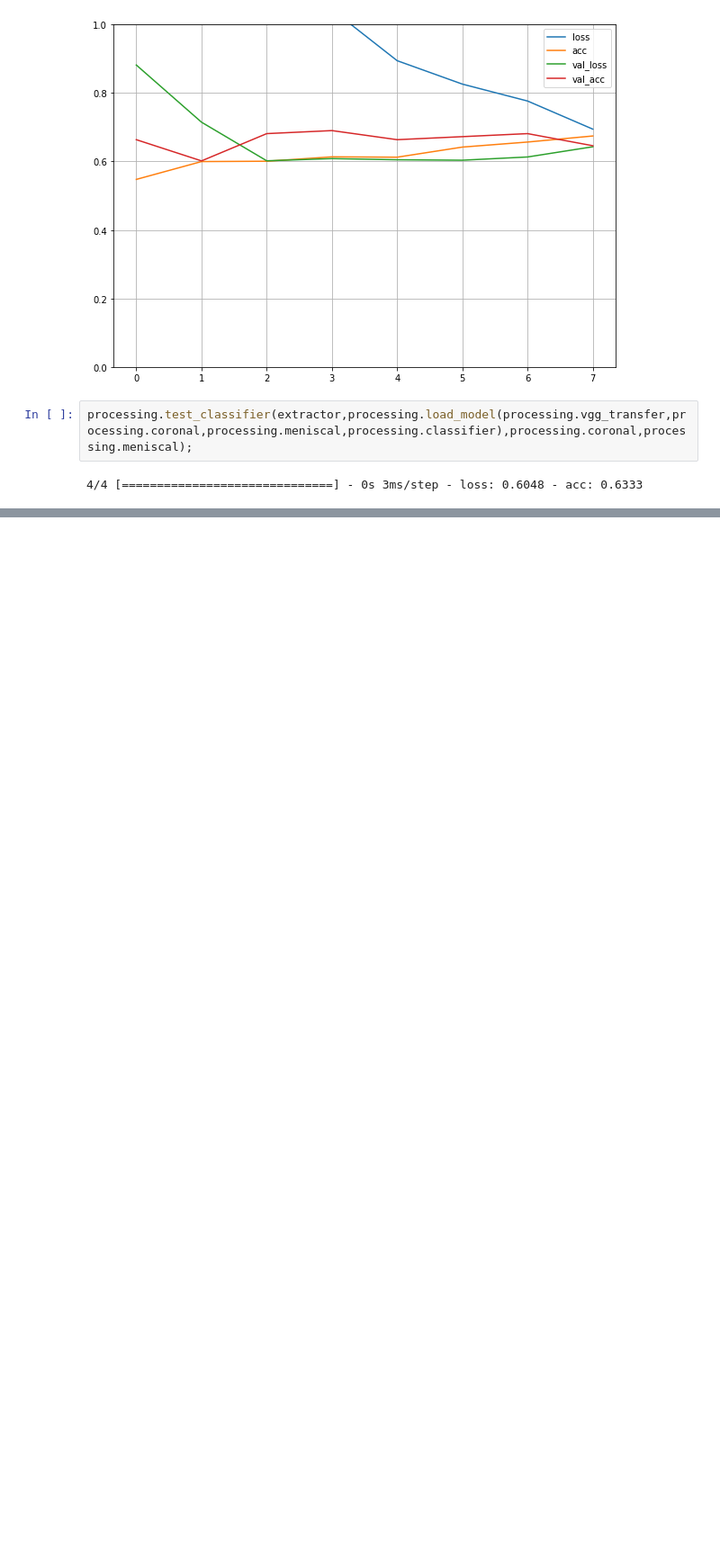
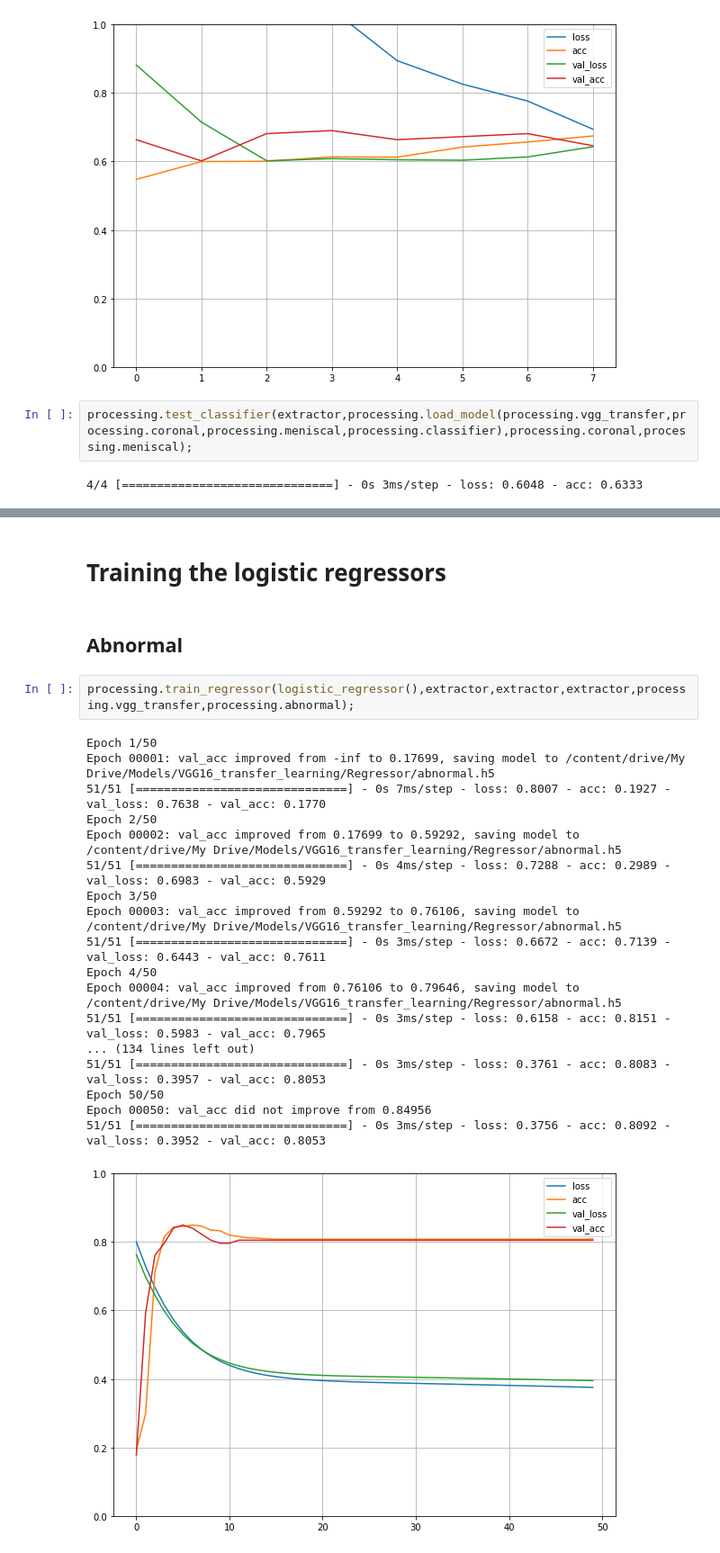
Before and after one commit to Jamaleldin/MRNET-for-Knee-Diagnosis, a Jupyter notebook: Vgg_transfer_learning.ipynb, the cells around one changed output, grey strips where cells are left out. Shown at 90% size. Cells and saved outputs as stored; diff of their text form; blank space fills up the shorter version.

Commit message:
Trained the regressors

```diff
--- a/Vgg_transfer_learning.ipynb
+++ b/Vgg_transfer_learning.ipynb
@@ -873,0 +899,25 @@ processing.test_classifier(extractor,processing.load_model(processing.vgg_transf
+# %% [markdown]
+# **Training the logistic regressors**
+# %% [markdown]
+## **Abnormal**
+# %%
+processing.train_regressor(logistic_regressor(),extractor,extractor,extractor,processing.vgg_transfer,processing.abnormal);
+# %% [output]
+Epoch 1/50
+Epoch 00001: val_acc improved from -inf to 0.17699, saving model to /content/drive/My Drive/Models/VGG16_transfer_learning/Regressor/abnormal.h5
+51/51 [==============================] - 0s 7ms/step - loss: 0.8007 - acc: 0.1927 - val_loss: 0.7638 - val_acc: 0.1770
+Epoch 2/50
+Epoch 00002: val_acc improved from 0.17699 to 0.59292, saving model to /content/drive/My Drive/Models/VGG16_transfer_learning/Regressor/abnormal.h5
+51/51 [==============================] - 0s 4ms/step - loss: 0.7288 - acc: 0.2989 - val_loss: 0.6983 - val_acc: 0.5929
+Epoch 3/50
+Epoch 00003: val_acc improved from 0.59292 to 0.76106, saving model to /content/drive/My Drive/Models/VGG16_transfer_learning/Regressor/abnormal.h5
+51/51 [==============================] - 0s 3ms/step - loss: 0.6672 - acc: 0.7139 - val_loss: 0.6443 - val_acc: 0.7611
+Epoch 4/50
+Epoch 00004: val_acc improved from 0.76106 to 0.79646, saving model to /content/drive/My Drive/Models/VGG16_transfer_learning/Regressor/abnormal.h5
+51/51 [==============================] - 0s 3ms/step - loss: 0.6158 - acc: 0.8151 - val_loss: 0.5983 - val_acc: 0.7965
+... (134 lines left out)
+51/51 [==============================] - 0s 3ms/step - loss: 0.3761 - acc: 0.8083 - val_loss: 0.3957 - val_acc: 0.8053
+Epoch 50/50
+Epoch 00050: val_acc did not improve from 0.84956
+51/51 [==============================] - 0s 3ms/step - loss: 0.3756 - acc: 0.8092 - val_loss: 0.3952 - val_acc: 0.8053
+[figure, added]
```
Also changed, not shown: parts of 18 cells of this notebook.
